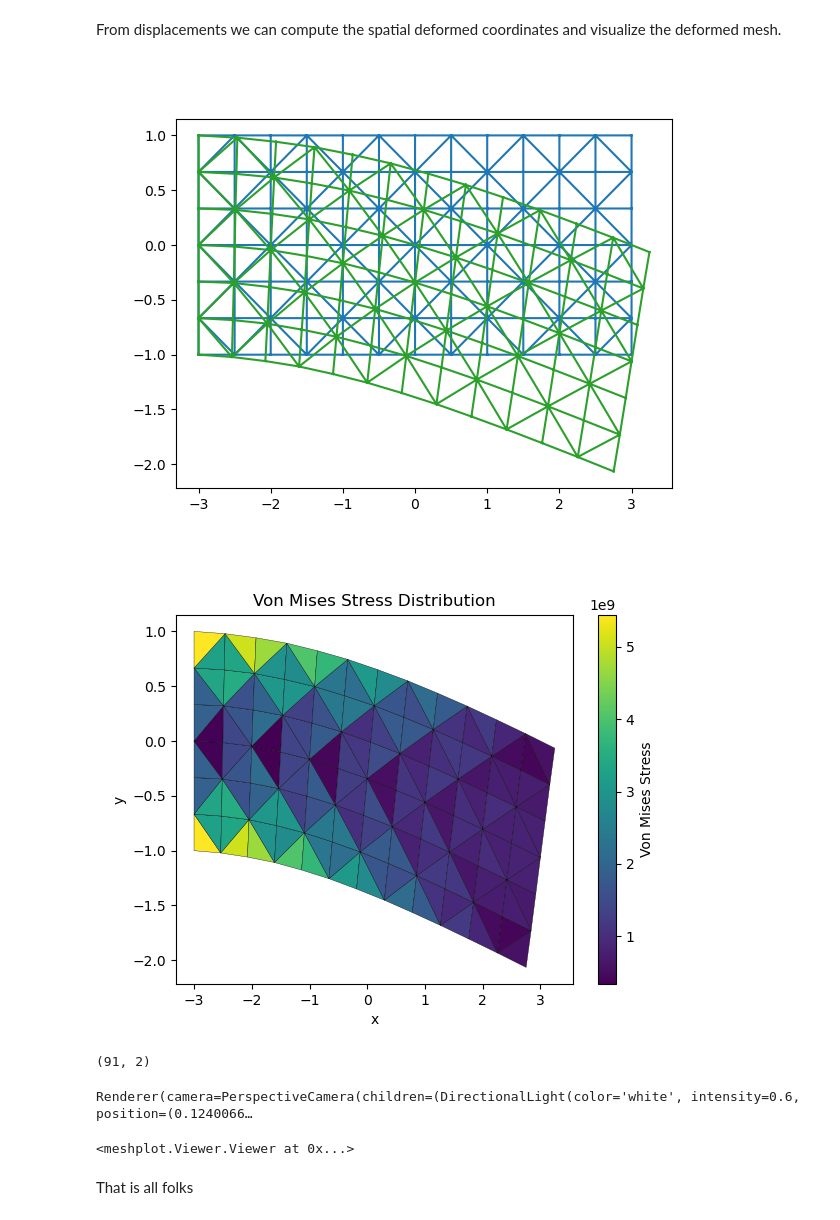
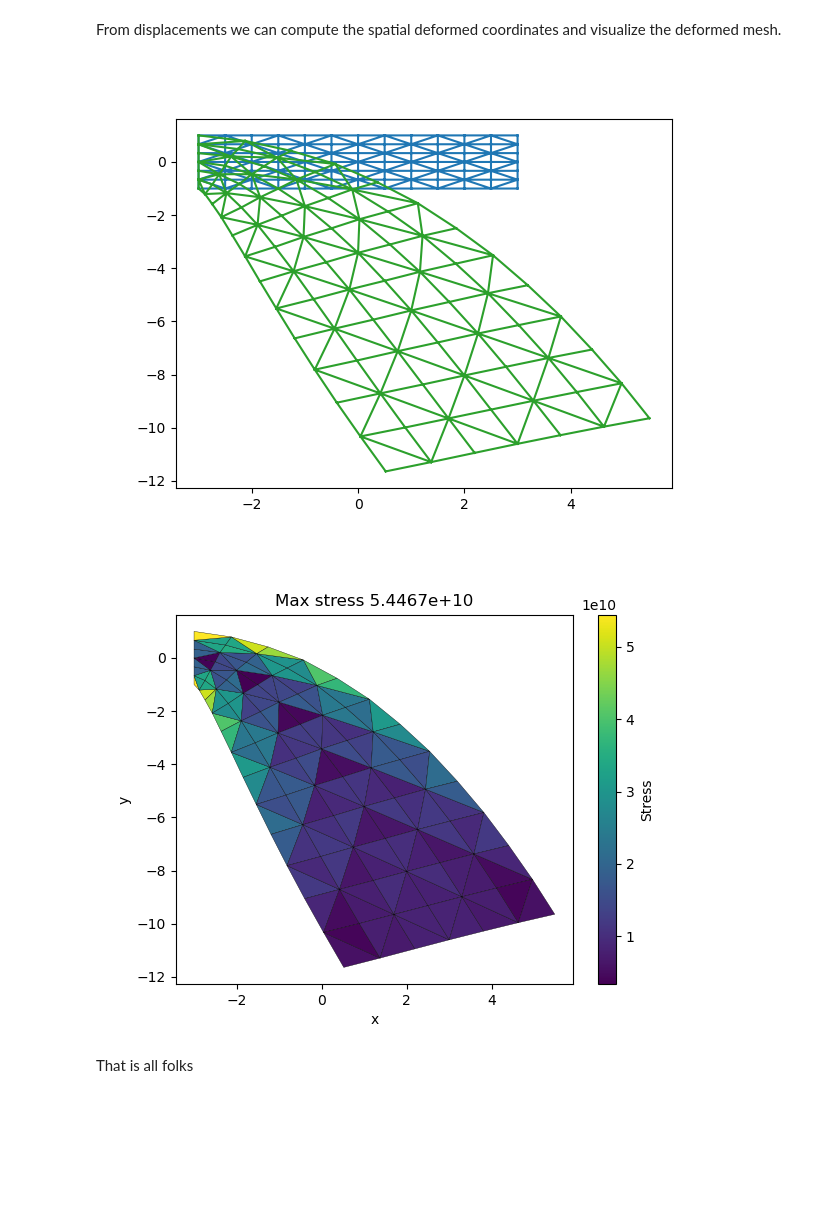
Before and after one commit to XaveryXavier/sim, a Jupyter notebook: week5.ipynb, the cells around one changed output. Saved outputs shown, nothing was run; the diff lists cells and outputs as text; code cells hidden in the pictures; blank space fills up the shorter version.

```diff
--- a/week5.ipynb
+++ b/week5.ipynb
@@ -257,7 +257,8 @@ plt.show()
 # %% [markdown]
 Create an  external nodal force vector with a prescribed load at the right hand side of the bar.
 # %%
-load = -10e7
+factor = 10
+load = -10e7*factor
 f = np.zeros((2*N,),dtype=np.float64)
 indices = np.array(np.where(V[:,0]>2.9),dtype=np.uint).flatten() + N
 f[indices] =  load
@@ -331,4 +331,4 @@ plt.triplot(V[:,0],V[:,1],T)
 plt.triplot(V_deformed[:, 0], V_deformed[:, 1],T)
 plt.show()
 # %% [output]
-[figure, old version]
+[figure, new version]
@@ -335,23 +337,14 @@ plt.show()
 # %%
 triang = mtri.Triangulation(V_deformed[:,0], V_deformed[:,1], T)
-
 # Plot the von Mises stress per triangle
 plt.figure()
 tpc = plt.tripcolor(triang, facecolors=von_mises, edgecolors='k', cmap='viridis')
-plt.colorbar(tpc, label='Von Mises Stress')
-plt.title('Von Mises Stress Distribution')
+plt.colorbar(tpc, label='Stress')
 plt.xlabel('x')
 plt.ylabel('y')
+plt.title(f'Max stress {max_stress:.4e}')
 plt.show()
 # %% [output]
-[figure, old version]
+[figure, new version]
-# %%
-print(V_deformed.shape)
-# Visualize von Mises stress per triangle using meshplot
-mp.plot(V_deformed, T, von_mises, shading={"wireframe": True})
-# %% [output]
-(91, 2)
-Renderer(camera=PerspectiveCamera(children=(DirectionalLight(color='white', intensity=0.6, position=(0.1240066…
-<meshplot.Viewer.Viewer at 0x...>
 # %% [markdown]
 That is all folks
```
Also changed, not shown: parts of 2 cells of this notebook, 1 other file.
